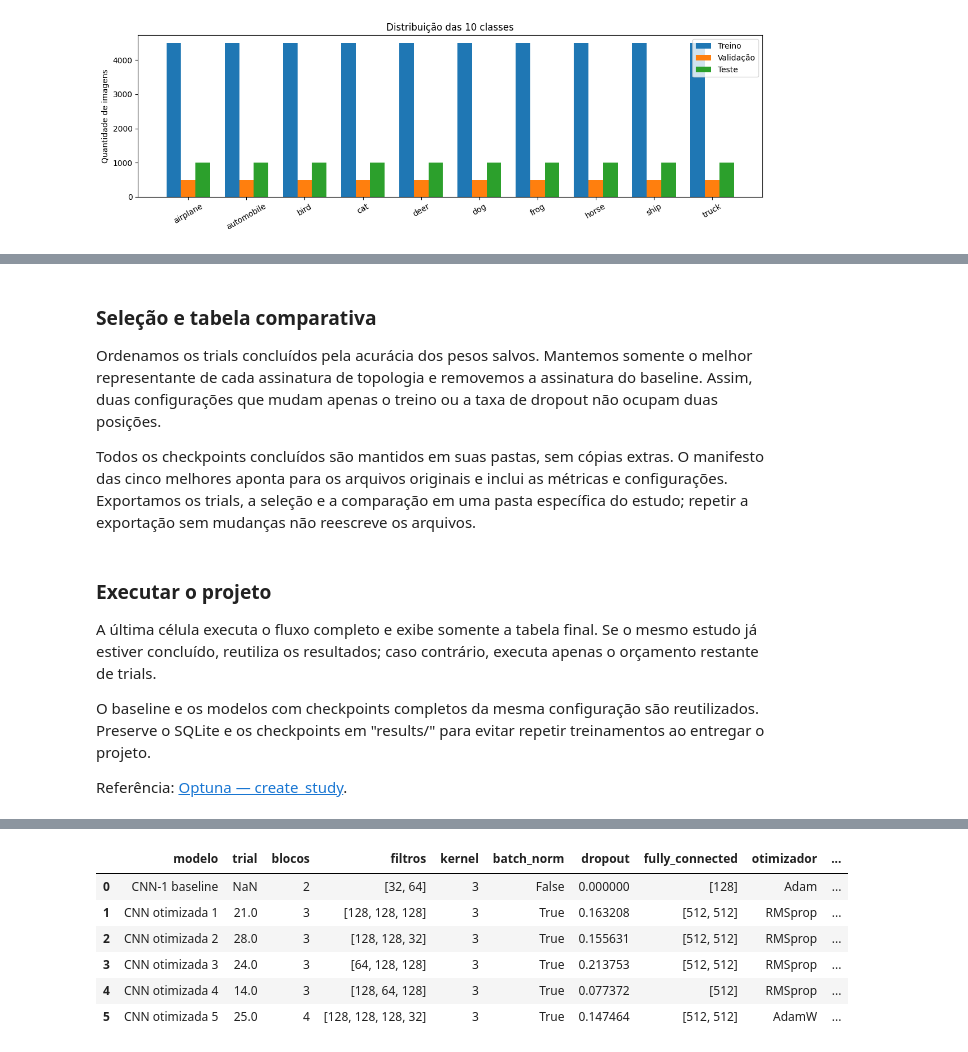
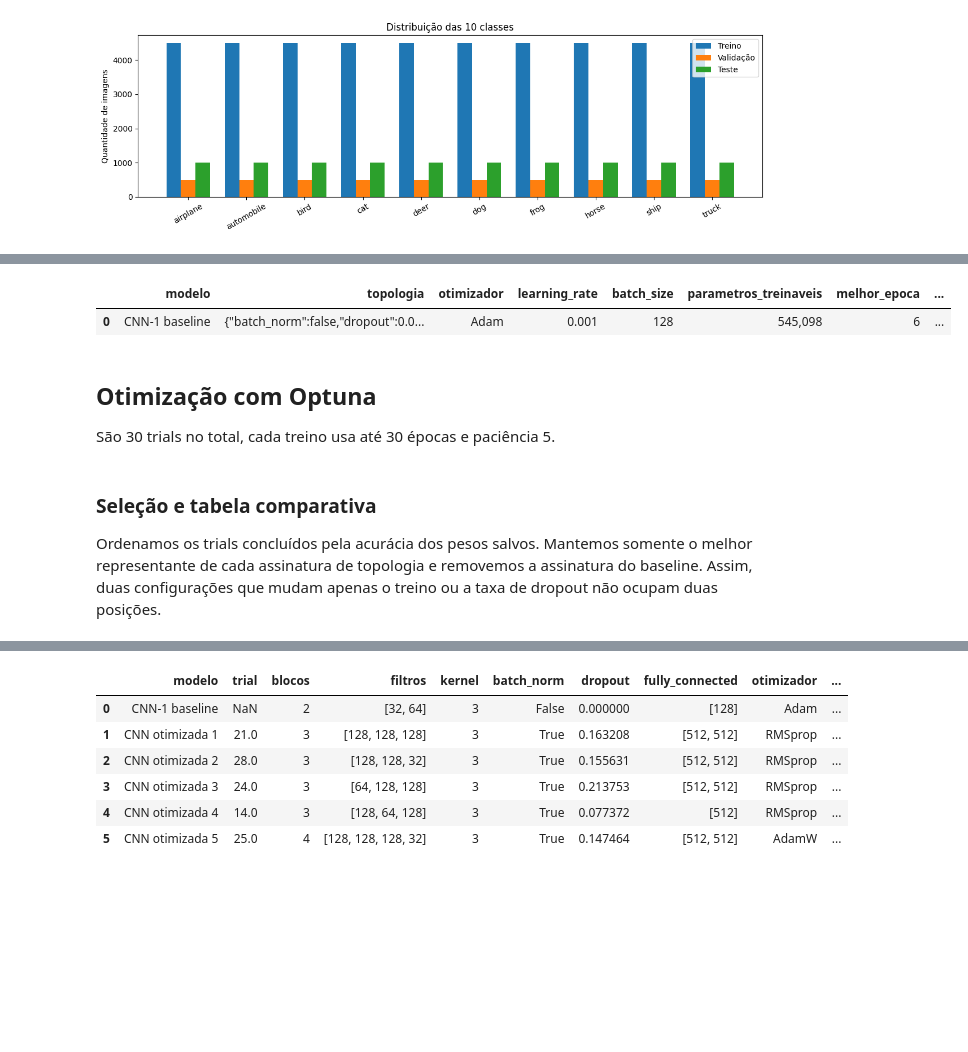
Before and after one commit to DaviSeiji/cnn_rn, a Jupyter notebook: cnn.ipynb, the cells around one changed output, grey strips where cells are left out. Saved outputs shown, nothing was run; the diff lists cells and outputs as text; code cells hidden in the pictures; blank space fills up the shorter version.

```diff
--- a/cnn.ipynb
+++ b/cnn.ipynb
@@ -615,3 +376,36 @@ A assinatura de topologia considera blocos, filtros por bloco, kernel, BatchNorm
+# %%
+saved_results = next(Path('results/optuna').glob('*/best5.json'), None)
+baseline_path = json.loads(saved_results.read_text(encoding='utf-8'))['baseline']['checkpoint_path'] if saved_results else 'results/models/baseline.pt'
+baseline_history = fit(
+    baseline_model, train_loader, val_loader, criterion, optimizer, device,
+    checkpoint_path=baseline_path, max_epochs=MAX_EPOCHS, patience=PATIENCE,
+)
+
+baseline_result = baseline_model.run_result
+baseline_training = baseline_result['run_config']['training']
+baseline_table = pd.DataFrame([dict(
+    modelo='CNN-1 baseline',
+    topologia=canonical_json(baseline_result['run_config']['architecture']),
+    otimizador=baseline_training['optimizer'],
+    learning_rate=baseline_training['optimizer_params']['lr'],
+    batch_size=baseline_training['batch_size'],
+    parametros_treinaveis=baseline_result['trainable_parameters'],
+    melhor_epoca=baseline_result['epoch'],
+    epocas_executadas=baseline_result['epochs_ran'],
+    acuracia_validacao=baseline_result['val_acc'],
+    loss_validacao=baseline_result['val_loss'],
+)])
+display(baseline_table.style.format({
+    'acuracia_validacao': '{:.2%}', 'loss_validacao': '{:.4f}',
+    'parametros_treinaveis': '{:,}', 'learning_rate': '{:.4g}',
+}))
+# %% [output]
+|  | modelo | topologia | otimizador | learning_rate | batch_size | parametros_treinaveis | melhor_epoca | ... |
+| 0 | CNN-1 baseline | {"batch_norm":false,"dropout":0.0... | Adam | 0.001 | 128 | 545,098 | 6 | ... |
+# %% [markdown]
+## Otimização com Optuna
+
+São 30 trials no total, cada treino usa até 30 épocas e paciência 5.
 # %%
 import gc
 import optuna
@@ -776,6 +565,4 @@ def quiet_run(function, *args, **kwargs):
 ### Seleção e tabela comparativa
 
 Ordenamos os trials concluídos pela acurácia dos pesos salvos. Mantemos somente o melhor representante de cada assinatura de topologia e removemos a assinatura do baseline. Assim, duas configurações que mudam apenas o treino ou a taxa de dropout não ocupam duas posições.
-
-Todos os checkpoints concluídos são mantidos em suas pastas, sem cópias extras. O manifesto das cinco melhores aponta para os arquivos originais e inclui as métricas e configurações. Exportamos os trials, a seleção e a comparação em uma pasta específica do estudo; repetir a exportação sem mudanças não reescreve os arquivos.
 # %%
@@ -923,11 +689,3 @@ def run_cnn_search():
     study, comparison = quiet_run(_run_cnn_search)
     display_comparison(comparison)
     return study, comparison
-# %% [markdown]
-### Executar o projeto
-
-A última célula executa o fluxo completo e exibe somente a tabela final. Se o mesmo estudo já estiver concluído, reutiliza os resultados; caso contrário, executa apenas o orçamento restante de trials.
-
-O baseline e os modelos com checkpoints completos da mesma configuração são reutilizados. Preserve o SQLite e os checkpoints em "results/" para evitar repetir treinamentos ao entregar o projeto.
-
-Referência: [Optuna — create_study](https://optuna.readthedocs.io/en/stable/reference/generated/optuna.create_study.html).
```
Also changed, not shown: parts of 42 cells of this notebook, 17 other files.
